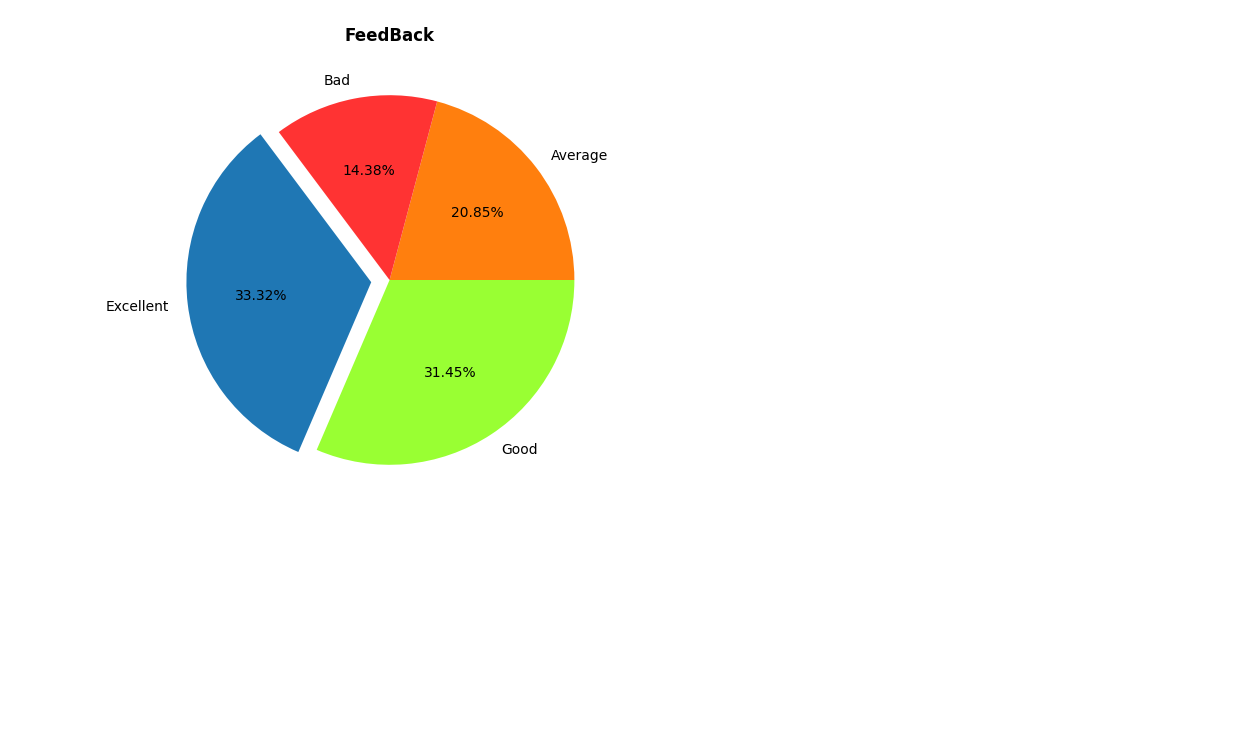
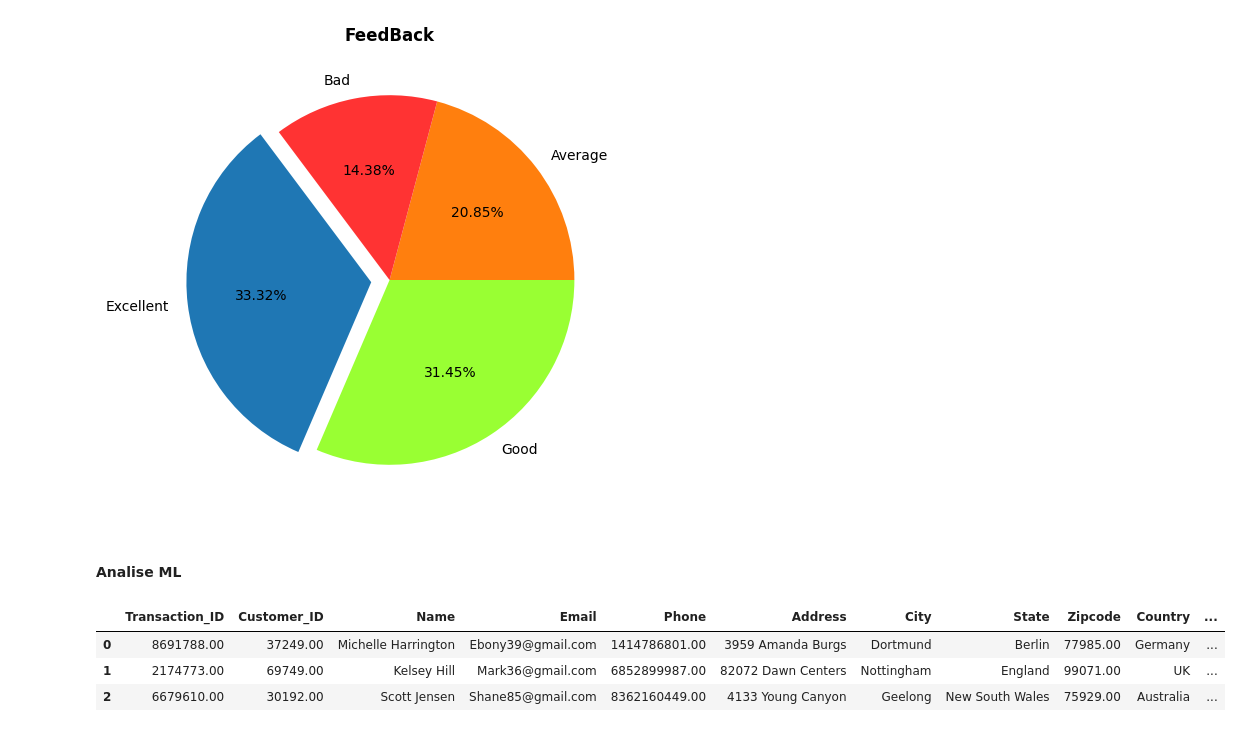
Before and after one commit to menezescarlos/SEGMENTACAO-CLIENTE, a Jupyter notebook: analiseecommerce.ipynb, the cells around one changed output. Drawn from its saved outputs; the diff is of its cells as text; code cells hidden in the pictures; blank space fills up the shorter version.

```diff
--- a/analiseecommerce.ipynb
+++ b/analiseecommerce.ipynb
@@ -548,3 +548,12 @@ plt.xlabel('')
 plt.show()
 # %% [output]
 [figure]
+# %% [markdown]
+#### Analise ML
+# %%
+base.head(3)
+# %% [output]
+|  | Transaction_ID | Customer_ID | Name | Email | Phone | Address | City | State | Zipcode | Country | ... |
+| 0 | 8691788.00 | 37249.00 | Michelle Harrington | Ebony39@gmail.com | 1414786801.00 | 3959 Amanda Burgs | Dortmund | Berlin | 77985.00 | Germany | ... |
+| 1 | 2174773.00 | 69749.00 | Kelsey Hill | Mark36@gmail.com | 6852899987.00 | 82072 Dawn Centers | Nottingham | England | 99071.00 | UK | ... |
+| 2 | 6679610.00 | 30192.00 | Scott Jensen | Shane85@gmail.com | 8362160449.00 | 4133 Young Canyon | Geelong | New South Wales | 75929.00 | Australia | ... |
```
Also changed, not shown: parts of 21 cells of this notebook.
